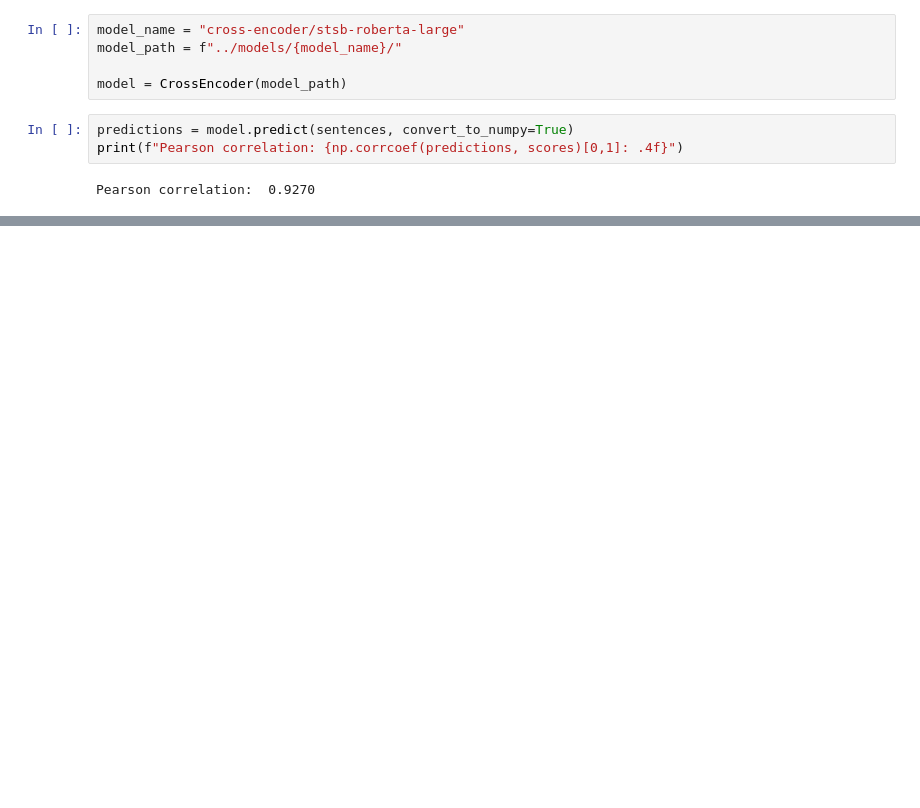
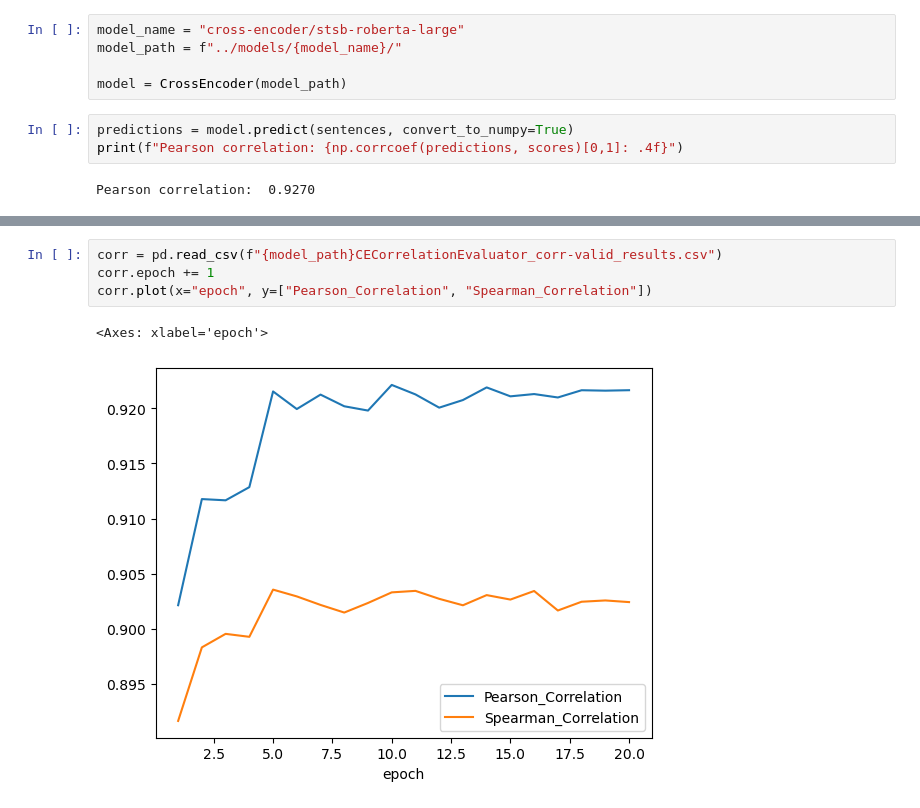
Before and after one commit to nihermann/SemEval-DataAnalytics, a Jupyter notebook: notebooks/eval.ipynb, the cells around one changed output, grey strips where cells are left out. Cells and saved outputs as stored; diff of their text form; blank space fills up the shorter version.

```diff
--- a/notebooks/eval.ipynb
+++ b/notebooks/eval.ipynb
@@ -87,0 +146,7 @@ to_latex(df.head(10))
+# %%
+corr = pd.read_csv(f"{model_path}CECorrelationEvaluator_corr-valid_results.csv")
+corr.epoch += 1
+corr.plot(x="epoch", y=["Pearson_Correlation", "Spearman_Correlation"])
+# %% [output]
+<Axes: xlabel='epoch'>
+[figure, added]
```
Also changed, not shown: parts of 6 cells of this notebook, 6 other files.
